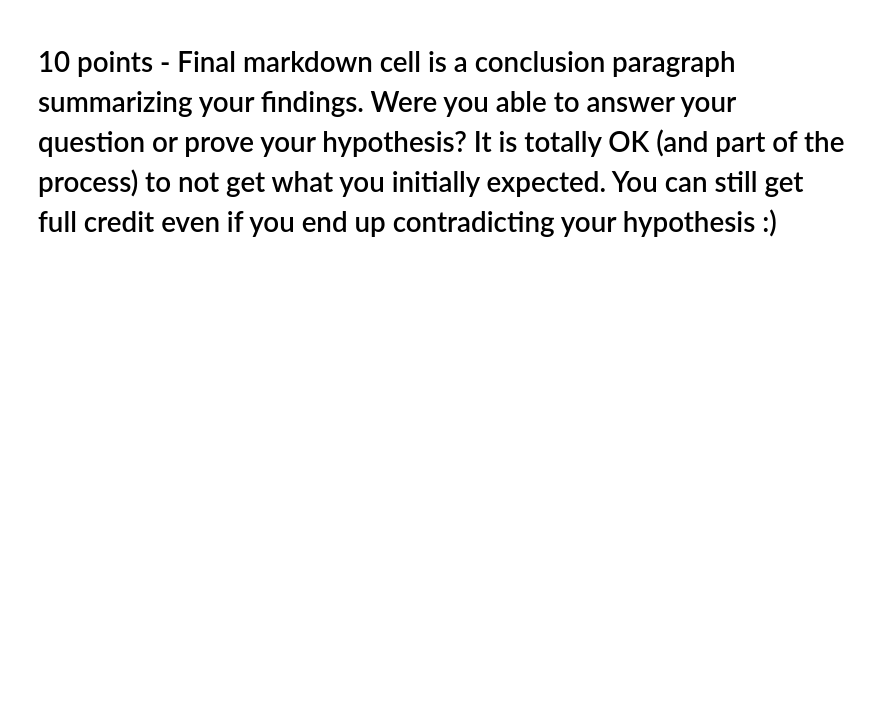
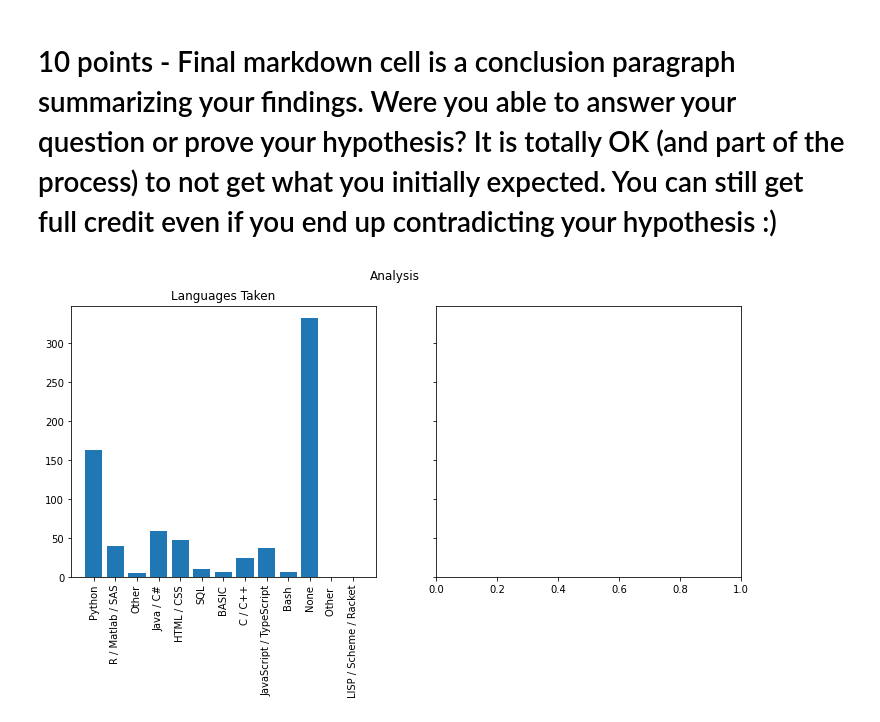
Before and after one commit to vondoste/comp110-21s-workspace, a Jupyter notebook: projects/pj01/analysis.ipynb, the cells around one changed output. Saved outputs shown, nothing was run; the diff lists cells and outputs as text; code cells hidden in the pictures; blank space fills up the shorter version.

```diff
--- a/projects/pj01/analysis.ipynb
+++ b/projects/pj01/analysis.ipynb
@@ -109,0 +99,11 @@ tabulate(head(selected_data, 10), selected_data.keys(), "html")
+# %%
+from data_utils import select, head, count, average_columns
+from tabulate import tabulate
+
+
+selected_data: dict[str, list[str]] = select(data_cols, ["ls_effective", "lsqs_effective", "programming_effective", "qz_effective", "oh_effective", "tutoring_effective", "kaki_effective"])
+
+data_cols["overall_effective"] = average_columns(selected_data)  # Add to our working data table.
+selected_data["overall_effective"] = average_columns(selected_data)  # Add to selected data for a preview.
+
+tabulate(head(selected_data, 10), selected_data.keys(), "html")
@@ -116,7 +128,7 @@ This will give a distribution of how many students have taken a language or prer
 from data_utils import csv_in_column_distribution
 
 print("Distribution of prereqs taken:")
-list_csv: list[str] = selected_data["prereqs"]
+list_csv: list[str] = data_cols["prereqs"]
 
 breakdown: dict[str, int] = csv_in_column_distribution(list_csv)
 
@@ -125,7 +137,7 @@ for item in breakdown.keys():
 
 print("\n\n\nDistribution of languages taken:")
 
-list_csv = selected_data["languages"]
+list_csv = data_cols["languages"]
 
 breakdown: dict[str, int] = csv_in_column_distribution(list_csv)
 
@@ -153,0 +168,10 @@ Distribution of prereqs taken:
+# %%
+from data_utils import not_none_mask, csv_tally
+
+languages: list[str] = data_cols["languages"]
+language_mask: list[bool] = not_none_mask(languages)
+
+language_count: list[str] = csv_tally(languages, language_mask)
+
+data_cols["language_count"] = language_count
+print(data_cols.keys())
@@ -157,3 +199,21 @@ Distribution of prereqs taken:
 ## 10 points - Above and beyond! Produce 2 visuals. Could be a data table or a plot. The libraries mentioned in this video are a good place to start! Feel free to explore what is out there. (Note: above and beyond points are included in the total score. If you choose not to do this, you can still earn 90% credit, which is an A)
 # %% [markdown]
 # 10 points - Final markdown cell is a conclusion paragraph summarizing your findings. Were you able to answer your question or prove your hypothesis? It is totally OK (and part of the process) to not get what you initially expected. You can still get full credit even if you end up contradicting your hypothesis :)
+# %%
+selected_data: dict[str, list[str]] = select(data_cols, ["prior_exp", "overall_experience", "overall_effective", "language_count"])
+
+
+from matplotlib import pyplot as plt
+
+fig, axes = plt.subplots(1, 2, figsize=(12, 5), sharey=True)
+fig.suptitle("Analysis")
+
+
+axes[0].set_title("Languages Taken")
+axes[0].bar(breakdown.keys(), breakdown.values())
+axes[0].tick_params(axis='x', labelrotation = 90)
+
+# axes[1].set_title("By Sex")
+# axes[1].bar(data_cols[language_count], data_cols[overall_experience])
+# %% [output]
+[figure, added]
```
Also changed, not shown: parts of 8 cells of this notebook, 1 other file.
